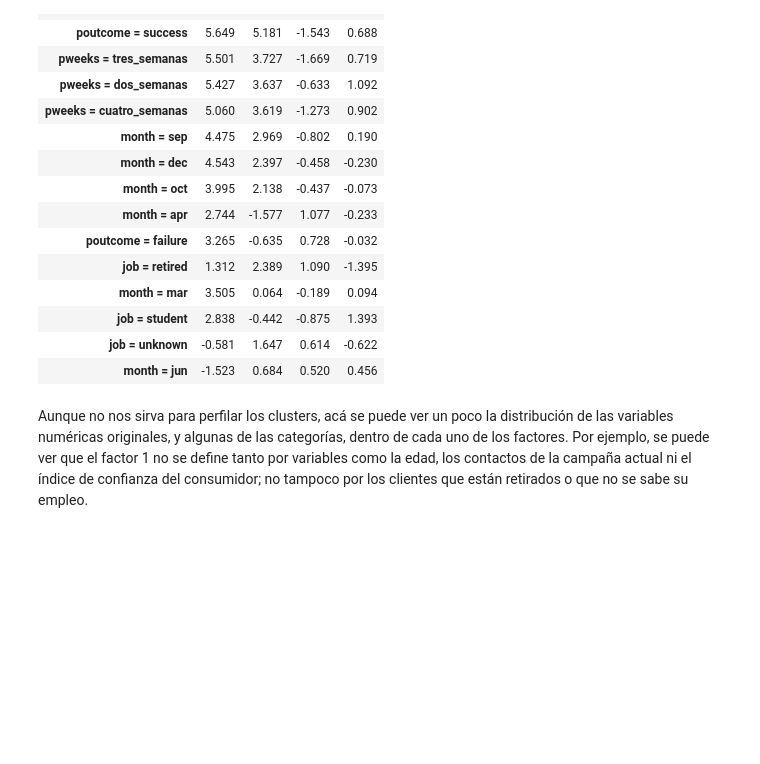
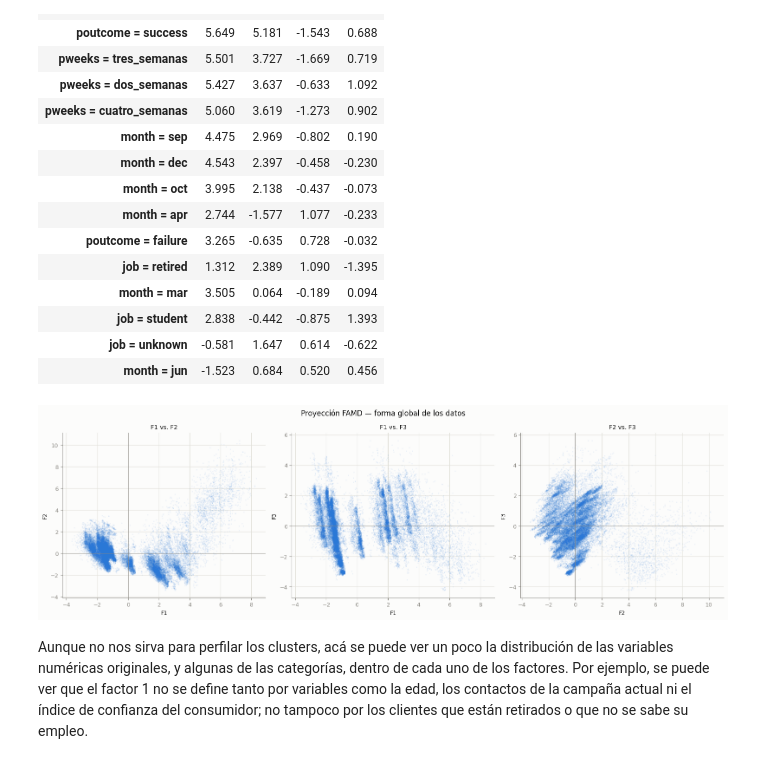
Before and after one commit to antobeni07/Taller_No-Supervisado, a Jupyter notebook: 02_No_Supervisado.ipynb, the cells around one changed output. Saved outputs shown, nothing was run; the diff lists cells and outputs as text; code cells hidden in the pictures; blank space fills up the shorter version.

```diff
--- a/02_No_Supervisado.ipynb
+++ b/02_No_Supervisado.ipynb
@@ -576,6 +576,25 @@ Categorías que más definen F1 y F2:
 | job = student | 2.838 | -0.442 | -0.875 | 1.393 |
 | job = unknown | -0.581 | 1.647 | 0.614 | -0.622 |
 | month = jun | -1.523 | 0.684 | 0.520 | 0.456 |
+# %%
+pares = [("F1", "F2"), ("F1", "F3"), ("F2", "F3")]
+
+fig, axes = plt.subplots(1, 3, figsize=(16, 5))
+for ax, (a, b) in zip(axes, pares):
+    ax.scatter(df_modelo[a], df_modelo[b], s=3, alpha=0.10,
+               color=COLOR_PRIN, linewidths=0)
+    ax.axhline(0, color=COLOR_AXIS, linewidth=0.6)
+    ax.axvline(0, color=COLOR_AXIS, linewidth=0.6)
+    ax.set_xlabel(a)
+    ax.set_ylabel(b)
+    ax.set_title(f"{a} vs. {b}", fontsize=10)
+    clean_ax(ax)
+
+fig.suptitle("Proyección FAMD — forma global de los datos", fontsize=12)
+plt.tight_layout()
+plt.show()
+# %% [output]
+[figure, added]
 # %% [markdown]
 Aunque no nos sirva para perfilar los clusters, acá se puede ver un poco la distribución de las variables numéricas originales, y algunas de las categorías, dentro de cada uno de los factores. Por ejemplo, se puede ver que el factor 1 no se define tanto por variables como la edad, los contactos de la campaña actual ni el índice de confianza del consumidor; no tampoco por los clientes que están retirados o que no se sabe su empleo.
 # %% [markdown]
```
Also changed, not shown: parts of 5 cells of this notebook.
